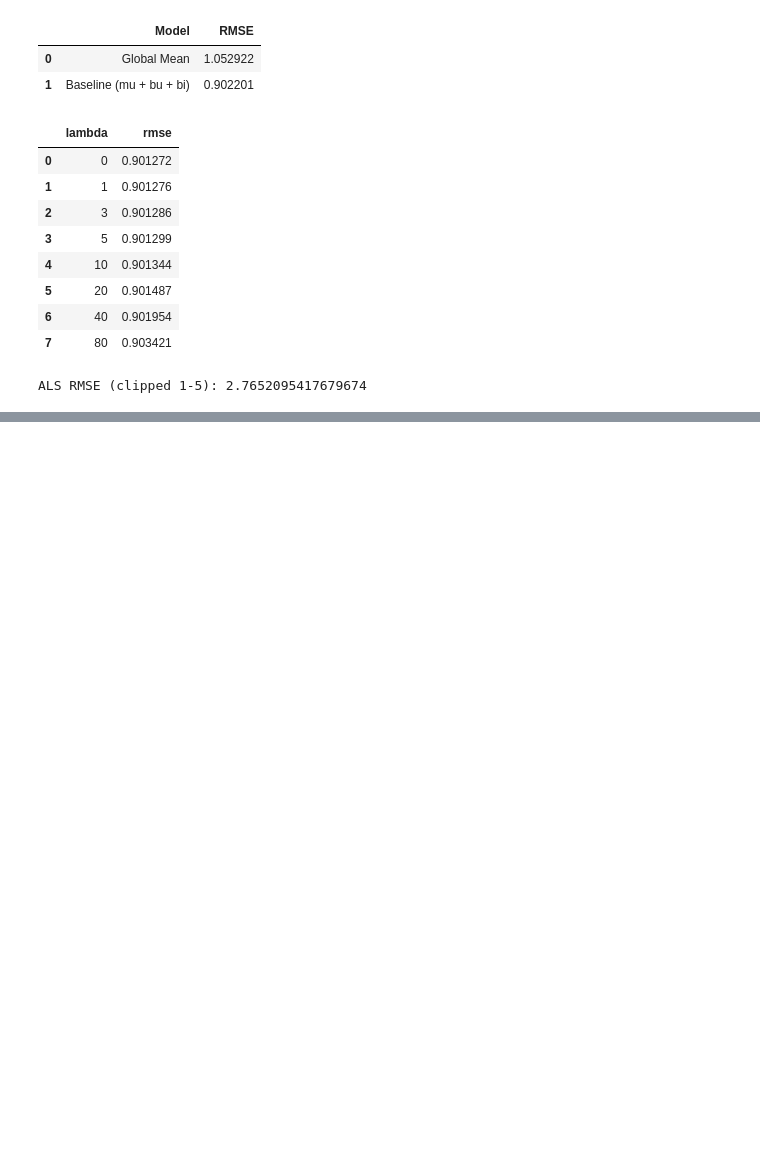
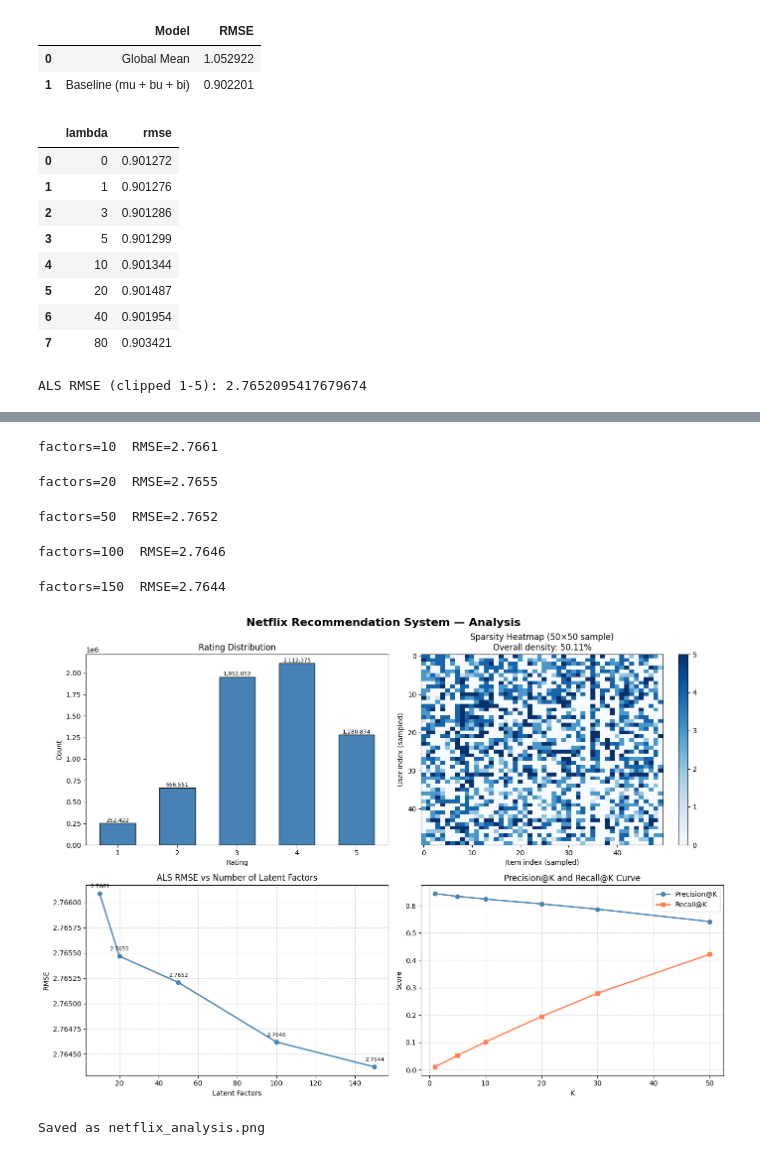
Before and after one commit to Neogenxx/NetflixRec, a Jupyter notebook: load.ipynb, the cells around one changed output, grey strips where cells are left out. Cells and saved outputs as stored; diff of their text form; code cells hidden in the pictures; blank space fills up the shorter version.

```diff
--- a/load.ipynb
+++ b/load.ipynb
@@ -498,0 +541,79 @@ ValueError: user_items must contain 1 row for every user in userids
+# %%
+fig, axes = plt.subplots(2, 2, figsize=(14, 10))
+fig.suptitle("Netflix Recommendation System — Analysis", fontsize=16, fontweight="bold")
+
+# ── 1) Rating Distribution ──────────────────────────────────────────
+ax = axes[0, 0]
+rating_counts = final_merged["Rating"].value_counts().sort_index()
+ax.bar(rating_counts.index, rating_counts.values, color="steelblue", edgecolor="black", width=0.6)
+ax.set_title("Rating Distribution")
+ax.set_xlabel("Rating")
+ax.set_ylabel("Count")
+for bar, val in zip(ax.patches, rating_counts.values):
+    ax.text(bar.get_x() + bar.get_width()/2, bar.get_height() + 5000,
+            f"{val:,}", ha="center", va="bottom", fontsize=8)
+
+# ── 2) Sparsity Heatmap (sampled) ───────────────────────────────────
+ax = axes[0, 1]
+# Sample 50 users and 50 items for visibility
+sample_users = np.random.choice(train_mat.shape[0], size=min(50, train_mat.shape[0]), replace=False)
+sample_items = np.random.choice(train_mat.shape[1], size=min(50, train_mat.shape[1]), replace=False)
+sub = train_mat[np.ix_(sample_users, sample_items)].toarray()
+im = ax.imshow(sub, aspect="auto", cmap="Blues", interpolation="nearest")
+ax.set_title(f"Sparsity Heatmap (50×50 sample)\nOverall density: {train_mat.nnz / (train_mat.shape[0]*train_mat.shape[1]):.2%}")
+ax.set_xlabel("Item index (sampled)")
+ax.set_ylabel("User index (sampled)")
+plt.colorbar(im, ax=ax)
+
+# ── 3) RMSE vs Number of Factors ────────────────────────────────────
+ax = axes[1, 0]
+factors_list = [10, 20, 50, 100, 150]
+rmse_factors = []
+for f in factors_list:
+    m = AlternatingLeastSquares(factors=f, regularization=0.05, iterations=20, random_state=42)
+    m.fit(train_mat)
+    preds_f = [
+        min(5.0, max(1.0, float(np.dot(m.user_factors[int(row.u)], m.item_factors[int(row.i)]))))
+        for row in test_df.itertuples(index=False)
+    ]
+    rmse_factors.append(np.sqrt(mean_squared_error(test_df["Rating"].tolist(), preds_f)))
+    print(f"factors={f}  RMSE={rmse_factors[-1]:.4f}")
+
+ax.plot(factors_list, rmse_factors, marker="o", color="steelblue", linewidth=2)
+ax.set_title("ALS RMSE vs Number of Latent Factors")
+ax.set_xlabel("Latent Factors")
+ax.set_ylabel("RMSE")
+ax.grid(True, linestyle="--", alpha=0.5)
+for x, y in zip(factors_list, rmse_factors):
+    ax.annotate(f"{y:.4f}", (x, y), textcoords="offset points", xytext=(0, 8), ha="center", fontsize=8)
+
+# ── 4) Precision@K Curve ────────────────────────────────────────────
+ax = axes[1, 1]
+k_values = [1, 5, 10, 20, 30, 50]
+precisions_k = []
+recalls_k = []
+for k in k_values:
+    p, r = precision_recall_at_k(als, train_mat, test_relevant, K=k)
+    precisions_k.append(p)
+    recalls_k.append(r)
+
+ax.plot(k_values, precisions_k, marker="o", label="Precision@K", color="steelblue", linewidth=2)
+ax.plot(k_values, recalls_k,   marker="s", label="Recall@K",    color="coral",     linewidth=2)
+ax.set_title("Precision@K and Recall@K Curve")
+ax.set_xlabel("K")
+ax.set_ylabel("Score")
+ax.legend()
+ax.grid(True, linestyle="--", alpha=0.5)
+
+plt.tight_layout()
+plt.savefig("netflix_analysis.png", dpi=150, bbox_inches="tight")
+plt.show()
+print("Saved as netflix_analysis.png")
+# %% [output]
+factors=10  RMSE=2.7661
+factors=20  RMSE=2.7655
+factors=50  RMSE=2.7652
+factors=100  RMSE=2.7646
+factors=150  RMSE=2.7644
+[figure, added]
+Saved as netflix_analysis.png
```
Also changed, not shown: parts of 4 cells of this notebook, 1 other file.
